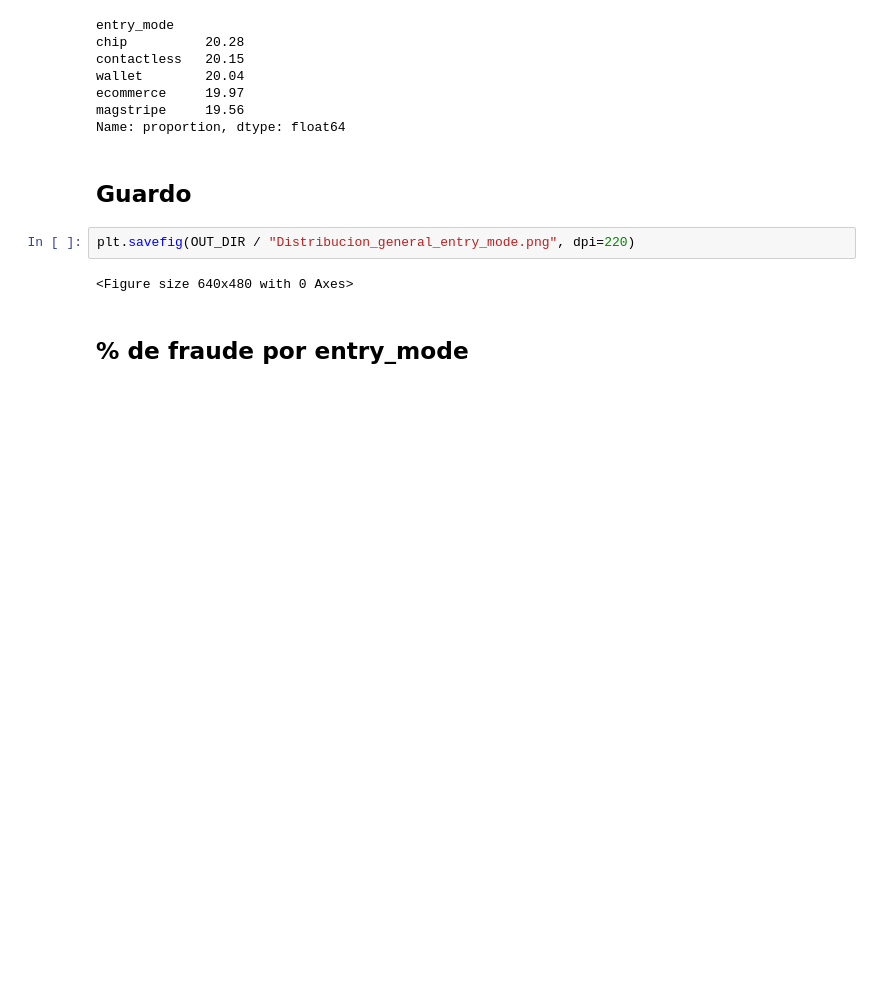
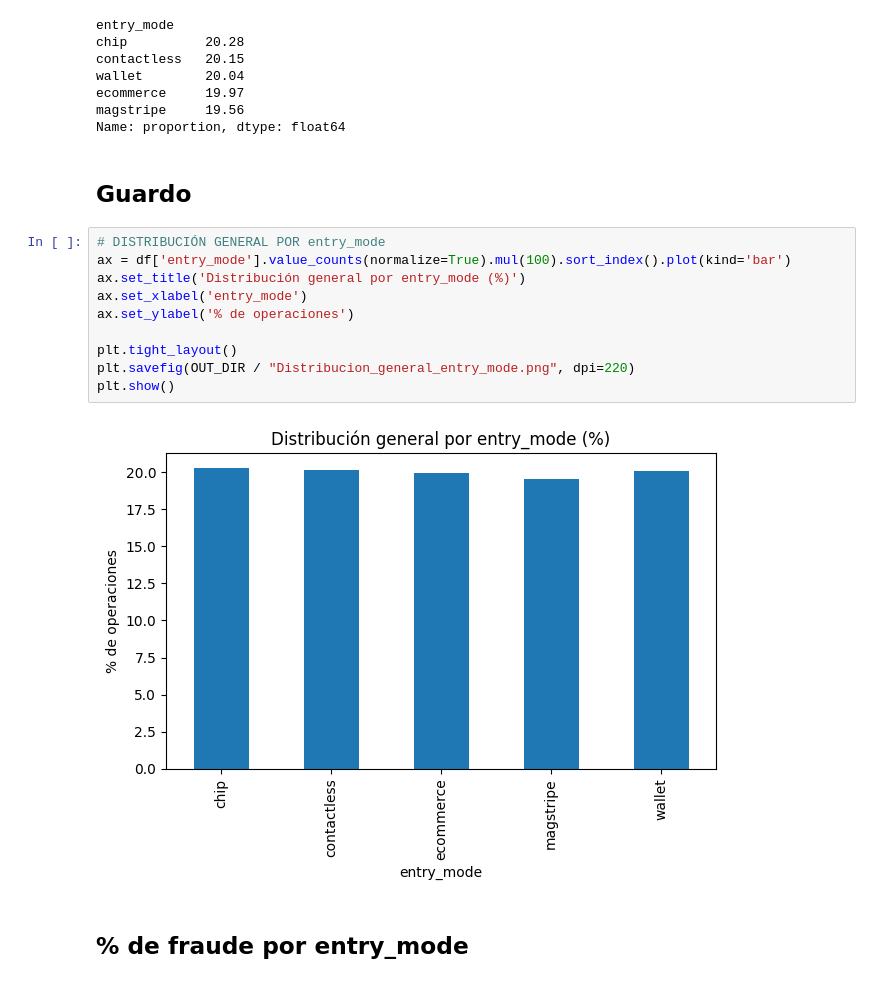
Before and after one commit to PatriciaMerinero/Proyecto_Final_Data_Analytics, a Jupyter notebook: NOTEBOOKS/03_EDA_ANALISIS_DESCRIPTIVO.ipynb, the cells around one changed output. Cells and saved outputs as stored; diff of their text form; blank space fills up the shorter version.

Commit message:
Guardo visualizaciones para incluir en 04_INFORME

```diff
--- a/NOTEBOOKS/03_EDA_ANALISIS_DESCRIPTIVO.ipynb
+++ b/NOTEBOOKS/03_EDA_ANALISIS_DESCRIPTIVO.ipynb
@@ -2102,9 +2102,17 @@ Name: proportion, dtype: float64
 # %% [markdown]
 ## Guardo
 # %%
+# DISTRIBUCIÓN GENERAL POR entry_mode
+ax = df['entry_mode'].value_counts(normalize=True).mul(100).sort_index().plot(kind='bar')
+ax.set_title('Distribución general por entry_mode (%)')
+ax.set_xlabel('entry_mode')
+ax.set_ylabel('% de operaciones')
+
+plt.tight_layout()
 plt.savefig(OUT_DIR / "Distribucion_general_entry_mode.png", dpi=220)
+plt.show()
 # %% [output]
-<Figure size 640x480 with 0 Axes>
+[figure, added]
 # %% [markdown]
 ## % de fraude por entry_mode
 # %%
```
